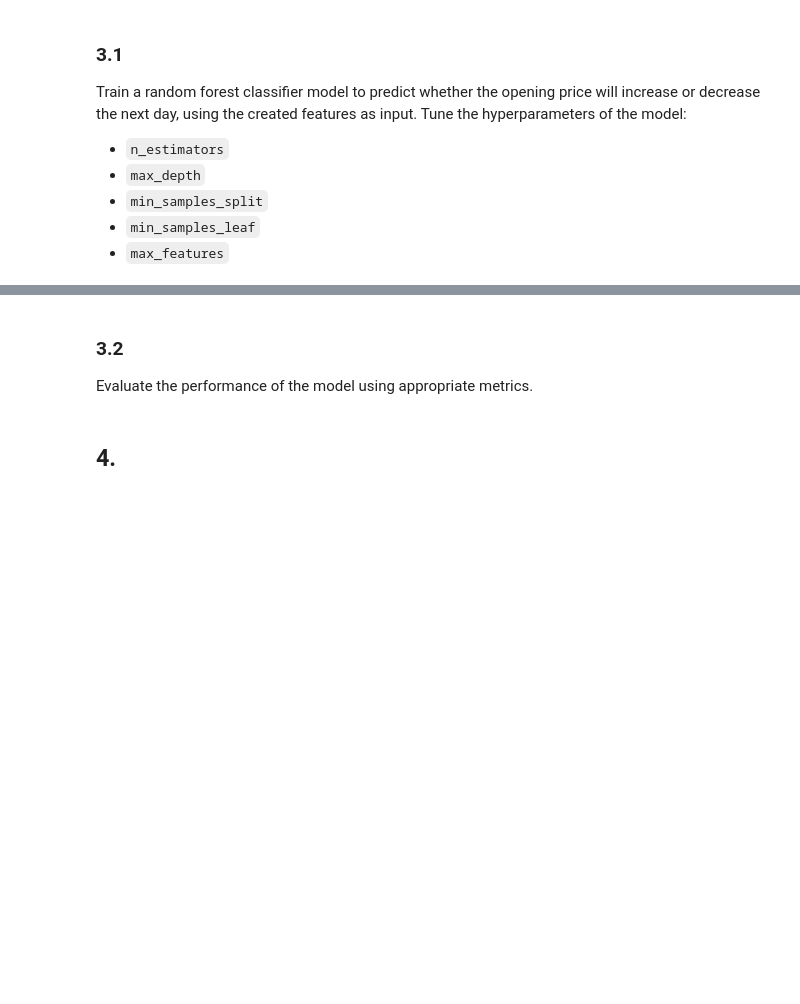
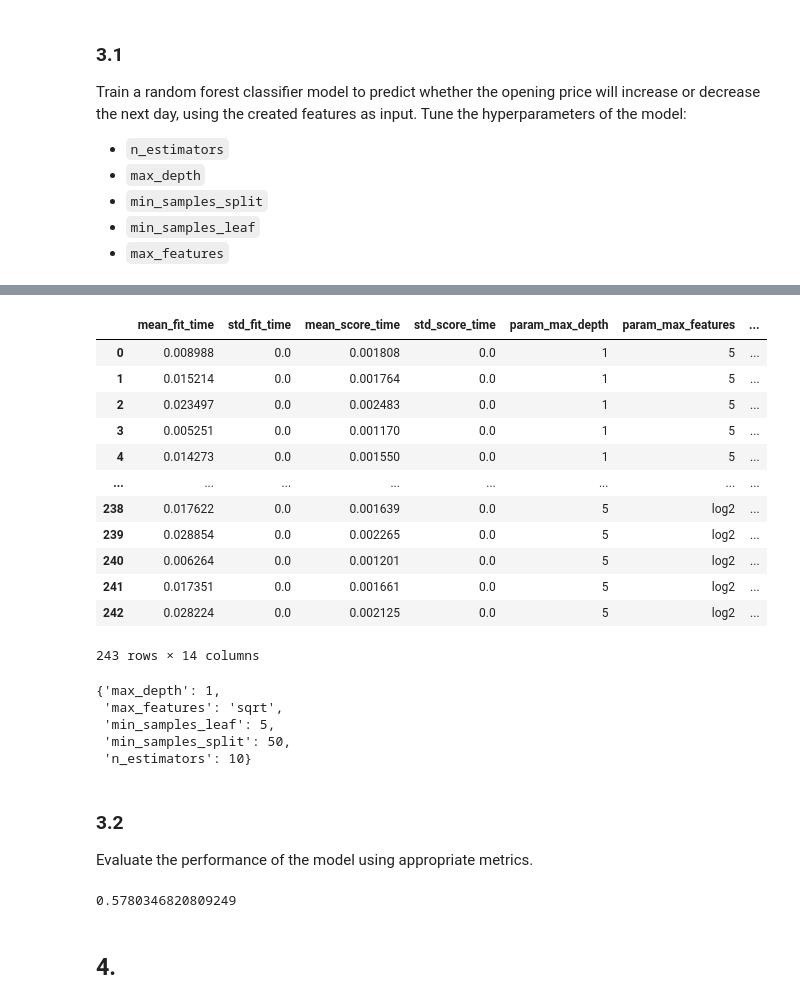
Before and after one commit to fonsecamig/mpaaaf_course, a Jupyter notebook: notebooks/exerc_decision_trees_02.ipynb, the cells around one changed output, grey strips where cells are left out. Drawn from its saved outputs; the diff is of its cells as text; code cells hidden in the pictures; blank space fills up the shorter version.

```diff
--- a/notebooks/exerc_decision_trees_02.ipynb
+++ b/notebooks/exerc_decision_trees_02.ipynb
@@ -52,0 +103,4 @@ Use the `RandomForestClassifier` class from the `sklearn.ensemble` module to tra
+# %%
+idx_train = [i for i in range(df_train.shape[0])]
+idx_val = [i for i in range(df_train.shape[0], df_train.shape[0] + df_val.shape[0])]
+idx_train[-1], idx_val[0], idx_val[-1]
@@ -52,0 +109,3 @@ Use the `RandomForestClassifier` class from the `sklearn.ensemble` module to tra
+# %%
+df_cv = pd.concat([df_train, df_val], axis=0)
+df_cv.shape
@@ -52,0 +114,8 @@ Use the `RandomForestClassifier` class from the `sklearn.ensemble` module to tra
+# %%
+cv = GridSearchCV(
+    estimator=RandomForestClassifier(),
+    param_grid=hyperparams,
+    cv=[(idx_train, idx_val)],
+    scoring='f1',
+)
+cv
@@ -52,0 +135,2 @@ Use the `RandomForestClassifier` class from the `sklearn.ensemble` module to tra
+# %%
+cv.fit(df_cv.drop('target', axis=1), df_cv['target'])
@@ -53,6 +150,34 @@ Use the `RandomForestClassifier` class from the `sklearn.ensemble` module to tra
+# %%
+pd.DataFrame(cv.cv_results_)
+# %% [output]
+|  | mean_fit_time | std_fit_time | mean_score_time | std_score_time | param_max_depth | param_max_features | ... |
+| 0 | 0.008988 | 0.0 | 0.001808 | 0.0 | 1 | 5 | ... |
+| 1 | 0.015214 | 0.0 | 0.001764 | 0.0 | 1 | 5 | ... |
+| 2 | 0.023497 | 0.0 | 0.002483 | 0.0 | 1 | 5 | ... |
+| 3 | 0.005251 | 0.0 | 0.001170 | 0.0 | 1 | 5 | ... |
+| 4 | 0.014273 | 0.0 | 0.001550 | 0.0 | 1 | 5 | ... |
+| ... | ... | ... | ... | ... | ... | ... | ... |
+| 238 | 0.017622 | 0.0 | 0.001639 | 0.0 | 5 | log2 | ... |
+| 239 | 0.028854 | 0.0 | 0.002265 | 0.0 | 5 | log2 | ... |
+| 240 | 0.006264 | 0.0 | 0.001201 | 0.0 | 5 | log2 | ... |
+| 241 | 0.017351 | 0.0 | 0.001661 | 0.0 | 5 | log2 | ... |
+| 242 | 0.028224 | 0.0 | 0.002125 | 0.0 | 5 | log2 | ... |
+243 rows × 14 columns
+# %%
+cv.best_params_
+# %% [output]
+{'max_depth': 1,
+ 'max_features': 'sqrt',
+ 'min_samples_leaf': 5,
+ 'min_samples_split': 50,
+ 'n_estimators': 10}
 # %% [markdown]
 ### 3.2
 Evaluate the performance of the model using appropriate metrics.
+# %%
+f1_score(df_test['target'], cv.predict(df_test.drop('target', axis=1)))
+# %% [output]
+0.5780346820809249
 # %% [markdown]
 ## 4.
 # %% [markdown]
```
Also changed, not shown: parts of 10 cells of this notebook, 2 other files.
